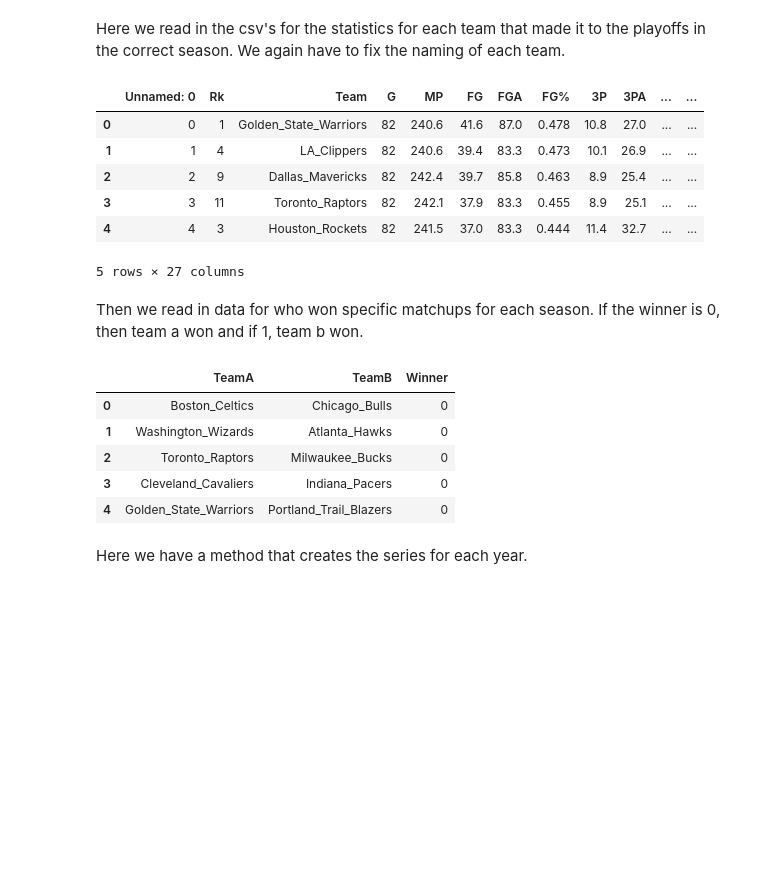
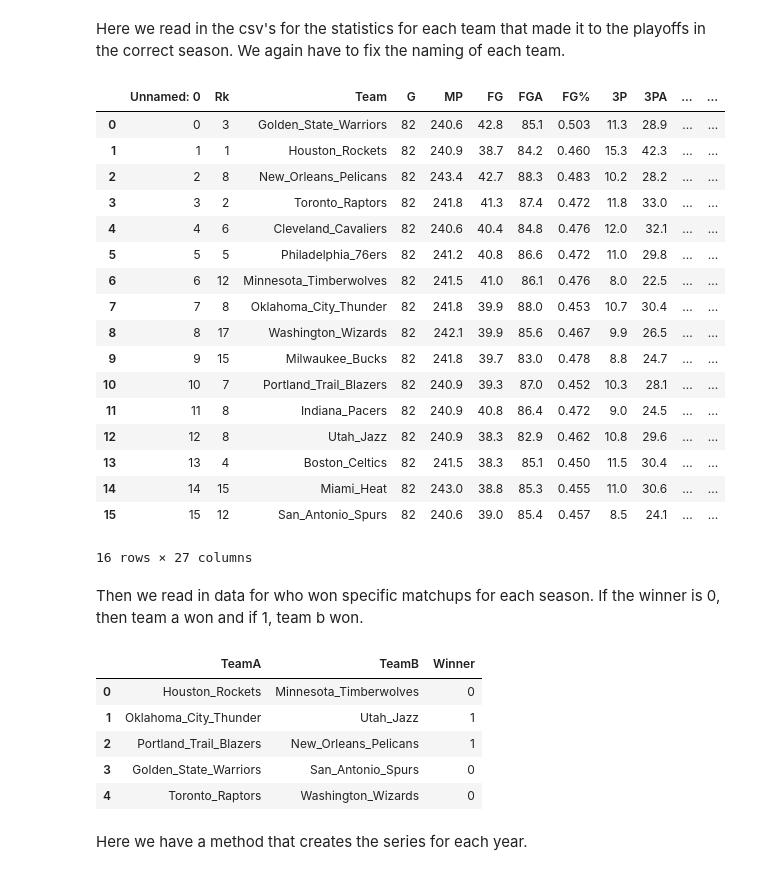
Before and after one commit to MaloneRobert/BasketballPredictor, a Jupyter notebook: Series_Preprocess.ipynb, the cells around one changed output. Cells and saved outputs as stored; diff of their text form; code cells hidden in the pictures; blank space fills up the shorter version.

```diff
--- a/Series_Preprocess.ipynb
+++ b/Series_Preprocess.ipynb
@@ -28,26 +28,37 @@ Here we read in the csv's for the statistics for each team that made it to the p
 # %%
 '''READS IN TEAM STATS FOR AND CORRECTS NAMING ERRORS'''
 team_stats1314 = pd.read_csv('./preprocessed/team_stats1314.csv', sep=',')
 team_stats1415 = pd.read_csv('./preprocessed/team_stats1415.csv', sep=',')
 team_stats1516 = pd.read_csv('./preprocessed/team_stats1516.csv', sep=',')
 team_stats1617 = pd.read_csv('./preprocessed/team_stats1617.csv', sep=',')
 team_stats1718 = pd.read_csv('./preprocessed/team_stats1718.csv', sep=',')
 
 dfs = [team_stats1314, team_stats1415, team_stats1516, team_stats1617, team_stats1718]
 
 for df in dfs:
     df['Team'] = df.Team.str.replace(' ', '_')
     df['Team'] = df['Team'].str[:-1]
 
-team_stats1415.head()
+team_stats1718
 # %% [output]
 |  | Unnamed: 0 | Rk | Team | G | MP | FG | FGA | FG% | 3P | 3PA | ... | ... |
-| 0 | 0 | 1 | Golden_State_Warriors | 82 | 240.6 | 41.6 | 87.0 | 0.478 | 10.8 | 27.0 | ... | ... |
-| 1 | 1 | 4 | LA_Clippers | 82 | 240.6 | 39.4 | 83.3 | 0.473 | 10.1 | 26.9 | ... | ... |
-| 2 | 2 | 9 | Dallas_Mavericks | 82 | 242.4 | 39.7 | 85.8 | 0.463 | 8.9 | 25.4 | ... | ... |
-| 3 | 3 | 11 | Toronto_Raptors | 82 | 242.1 | 37.9 | 83.3 | 0.455 | 8.9 | 25.1 | ... | ... |
-| 4 | 4 | 3 | Houston_Rockets | 82 | 241.5 | 37.0 | 83.3 | 0.444 | 11.4 | 32.7 | ... | ... |
+| 0 | 0 | 3 | Golden_State_Warriors | 82 | 240.6 | 42.8 | 85.1 | 0.503 | 11.3 | 28.9 | ... | ... |
+| 1 | 1 | 1 | Houston_Rockets | 82 | 240.9 | 38.7 | 84.2 | 0.460 | 15.3 | 42.3 | ... | ... |
+| 2 | 2 | 8 | New_Orleans_Pelicans | 82 | 243.4 | 42.7 | 88.3 | 0.483 | 10.2 | 28.2 | ... | ... |
+| 3 | 3 | 2 | Toronto_Raptors | 82 | 241.8 | 41.3 | 87.4 | 0.472 | 11.8 | 33.0 | ... | ... |
+| 4 | 4 | 6 | Cleveland_Cavaliers | 82 | 240.6 | 40.4 | 84.8 | 0.476 | 12.0 | 32.1 | ... | ... |
+| 5 | 5 | 5 | Philadelphia_76ers | 82 | 241.2 | 40.8 | 86.6 | 0.472 | 11.0 | 29.8 | ... | ... |
+| 6 | 6 | 12 | Minnesota_Timberwolves | 82 | 241.5 | 41.0 | 86.1 | 0.476 | 8.0 | 22.5 | ... | ... |
+| 7 | 7 | 8 | Oklahoma_City_Thunder | 82 | 241.8 | 39.9 | 88.0 | 0.453 | 10.7 | 30.4 | ... | ... |
+| 8 | 8 | 17 | Washington_Wizards | 82 | 242.1 | 39.9 | 85.6 | 0.467 | 9.9 | 26.5 | ... | ... |
+| 9 | 9 | 15 | Milwaukee_Bucks | 82 | 241.8 | 39.7 | 83.0 | 0.478 | 8.8 | 24.7 | ... | ... |
+| 10 | 10 | 7 | Portland_Trail_Blazers | 82 | 240.9 | 39.3 | 87.0 | 0.452 | 10.3 | 28.1 | ... | ... |
+| 11 | 11 | 8 | Indiana_Pacers | 82 | 240.9 | 40.8 | 86.4 | 0.472 | 9.0 | 24.5 | ... | ... |
+| 12 | 12 | 8 | Utah_Jazz | 82 | 240.9 | 38.3 | 82.9 | 0.462 | 10.8 | 29.6 | ... | ... |
+| 13 | 13 | 4 | Boston_Celtics | 82 | 241.5 | 38.3 | 85.1 | 0.450 | 11.5 | 30.4 | ... | ... |
+| 14 | 14 | 15 | Miami_Heat | 82 | 243.0 | 38.8 | 85.3 | 0.455 | 11.0 | 30.6 | ... | ... |
+| 15 | 15 | 12 | San_Antonio_Spurs | 82 | 240.6 | 39.0 | 85.4 | 0.457 | 8.5 | 24.1 | ... | ... |
-5 rows × 27 columns
+16 rows × 27 columns
 # %% [markdown]
 Then we read in data for who won specific matchups for each season. If the winner is 0, then team a won and if 1, team b won.
 # %%
@@ -56,14 +67,15 @@ series_in1314 = pd.read_csv('./Playoff_Matchups/Playoff_13-14.csv', sep=',')
 series_in1415 = pd.read_csv('./Playoff_Matchups/Playoff_14-15.csv', sep=',')
 series_in1516 = pd.read_csv('./Playoff_Matchups/Playoff_15-16.csv', sep=',')
 series_in1617 = pd.read_csv('./Playoff_Matchups/Playoff_16-17.csv', sep=',')
-series_in1617.head()
+series_in1718 = pd.read_csv('./Playoff_Matchups/Playoff_17-18.csv', sep=',')
+series_in1718.head()
 # %% [output]
 |  | TeamA | TeamB | Winner |
-| 0 | Boston_Celtics | Chicago_Bulls | 0 |
-| 1 | Washington_Wizards | Atlanta_Hawks | 0 |
-| 2 | Toronto_Raptors | Milwaukee_Bucks | 0 |
-| 3 | Cleveland_Cavaliers | Indiana_Pacers | 0 |
-| 4 | Golden_State_Warriors | Portland_Trail_Blazers | 0 |
+| 0 | Houston_Rockets | Minnesota_Timberwolves | 0 |
+| 1 | Oklahoma_City_Thunder | Utah_Jazz | 1 |
+| 2 | Portland_Trail_Blazers | New_Orleans_Pelicans | 1 |
+| 3 | Golden_State_Warriors | San_Antonio_Spurs | 0 |
+| 4 | Toronto_Raptors | Washington_Wizards | 0 |
 # %% [markdown]
 Here we have a method that creates the series for each year.
 # %%
```
Also changed, not shown: parts of 14 cells of this notebook, 4 other files.
